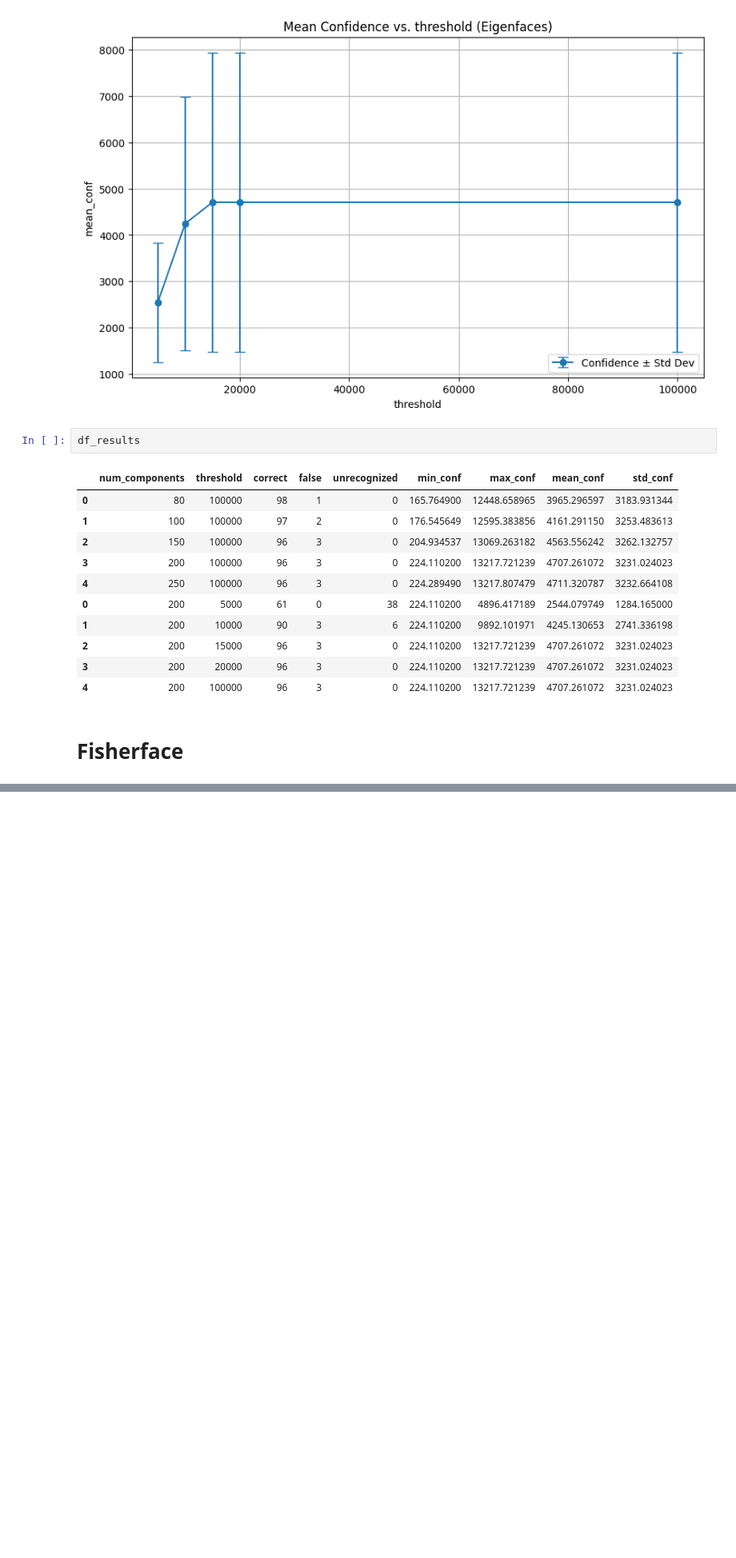
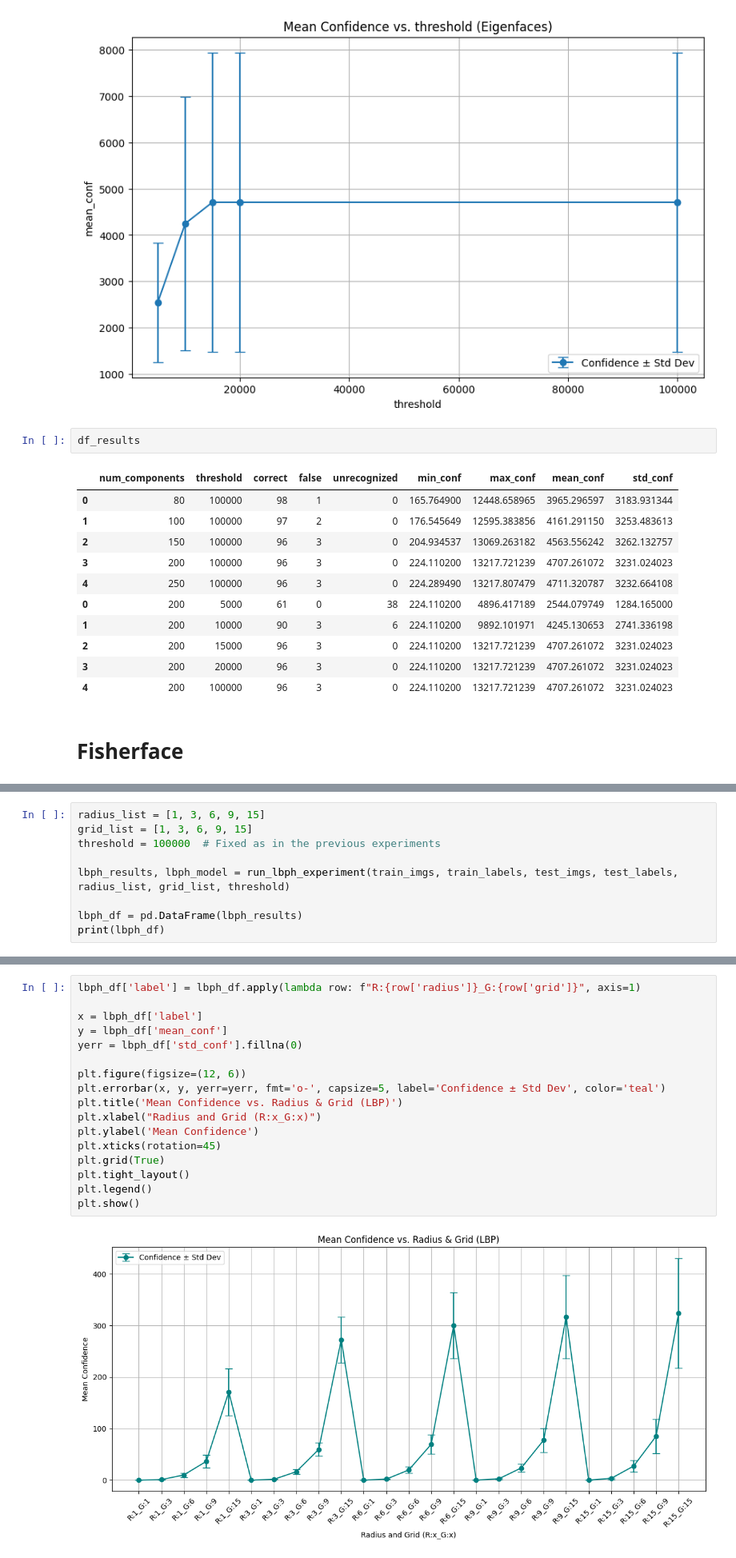
Before and after one commit to WellKnownDedication/video-and-image-proccessing, a Jupyter notebook: src/Complex_classifier/Dataset processing.ipynb, the cells around one changed output, grey strips where cells are left out. Shown at 80% size. Drawn from its saved outputs; the diff is of its cells as text; blank space fills up the shorter version.

```diff
--- a/src/Complex_classifier/Dataset processing.ipynb
+++ b/src/Complex_classifier/Dataset processing.ipynb
@@ -222,0 +302,9 @@ def run_fisherface_experiment(train_imgs, train_labels, test_imgs, test_labels,
+# %%
+radius_list = [1, 3, 6, 9, 15]
+grid_list = [1, 3, 6, 9, 15]
+threshold = 100000  # Fixed as in the previous experiments
+
+lbph_results, lbph_model = run_lbph_experiment(train_imgs, train_labels, test_imgs, test_labels, radius_list, grid_list, threshold)
+
+lbph_df = pd.DataFrame(lbph_results)
+print(lbph_df)
@@ -222,0 +329,19 @@ def run_fisherface_experiment(train_imgs, train_labels, test_imgs, test_labels,
+# %%
+lbph_df['label'] = lbph_df.apply(lambda row: f"R:{row['radius']}_G:{row['grid']}", axis=1)
+
+x = lbph_df['label']
+y = lbph_df['mean_conf']
+yerr = lbph_df['std_conf'].fillna(0)
+
+plt.figure(figsize=(12, 6))
+plt.errorbar(x, y, yerr=yerr, fmt='o-', capsize=5, label='Confidence ± Std Dev', color='teal')
+plt.title('Mean Confidence vs. Radius & Grid (LBP)')
+plt.xlabel("Radius and Grid (R:x_G:x)")
+plt.ylabel('Mean Confidence')
+plt.xticks(rotation=45)
+plt.grid(True)
+plt.tight_layout()
+plt.legend()
+plt.show()
+# %% [output]
+[figure, added]
```
Also changed, not shown: parts of 14 cells of this notebook, 1 other file.
